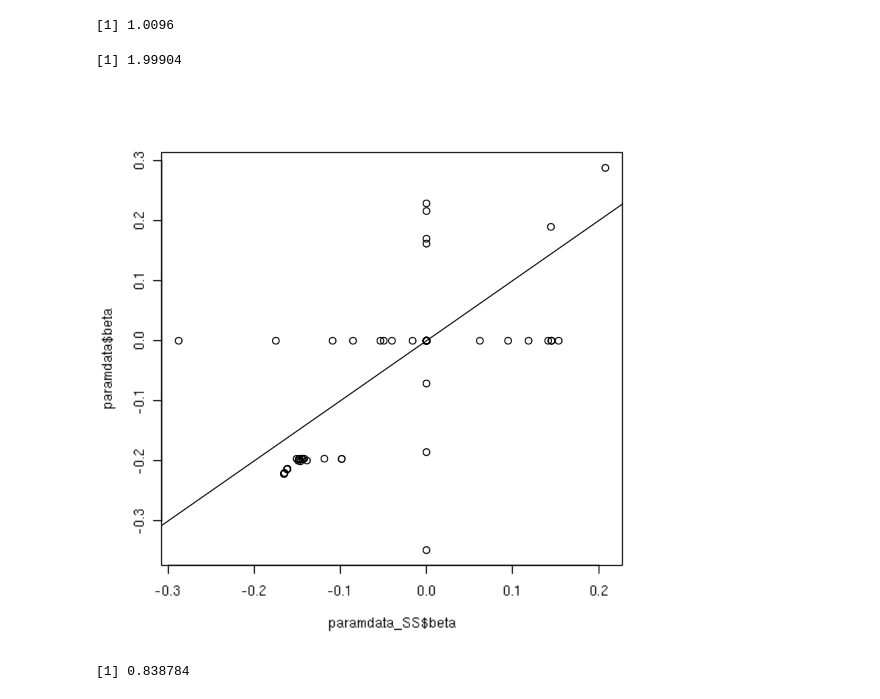
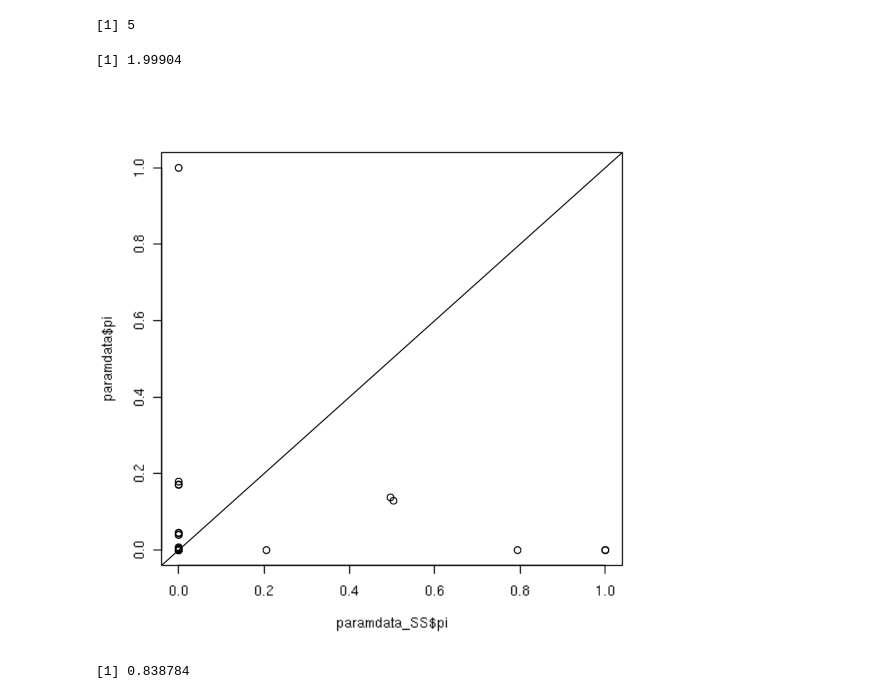
Before and after one commit to jche453/BGW-TWAS, a Jupyter notebook: 1KG_example/Test_Wkdir/output/TestRscript.ipynb, the cells around one changed output. Drawn from its saved outputs; the diff is of its cells as text; code cells hidden in the pictures.

```diff
--- a/1KG_example/Test_Wkdir/output/TestRscript.ipynb
+++ b/1KG_example/Test_Wkdir/output/TestRscript.ipynb
@@ -56,13 +74,15 @@ paramdata_SS[paramdata_SS$pi > 0.1068, ]
 # %%
 sum(paramdata_SS$pi)
 sum(paramdata$pi)
-#plot(paramdata_SS$pi, paramdata$pi)
-plot(paramdata_SS$beta, paramdata$beta)
+#plot(paramdata_SS$pval_Chi2, paramdata$pval_LRT)
+
+plot(paramdata_SS$pi, paramdata$pi)
+#plot(paramdata_SS$beta, paramdata$beta)
 abline(0, 1)
 # %% [output]
-[1] 1.0096
+[1] 5
 [1] 1.99904
-[figure, old version]
+[figure, new version]
 # %%
 a =  4.15671
 b = 0.670128
```
Also changed, not shown: parts of 2 cells of this notebook, 20 other files.
